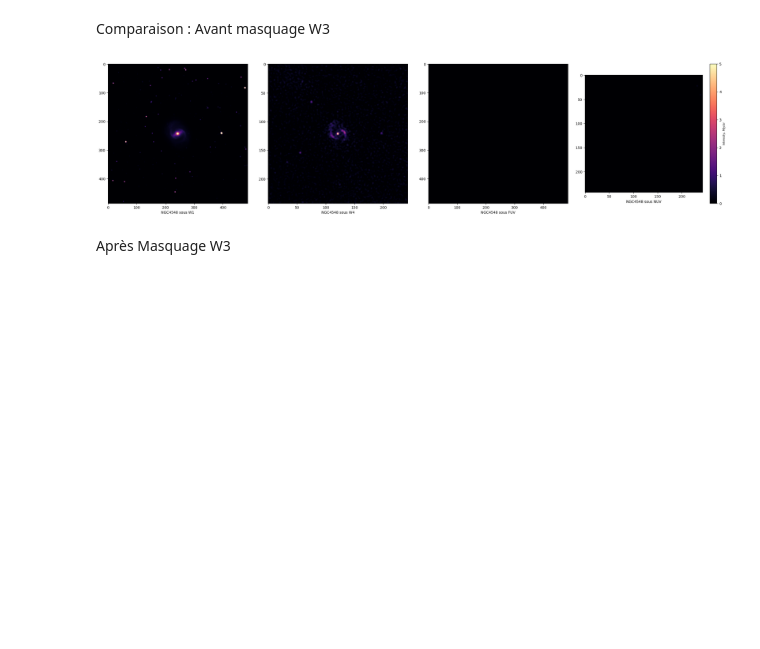
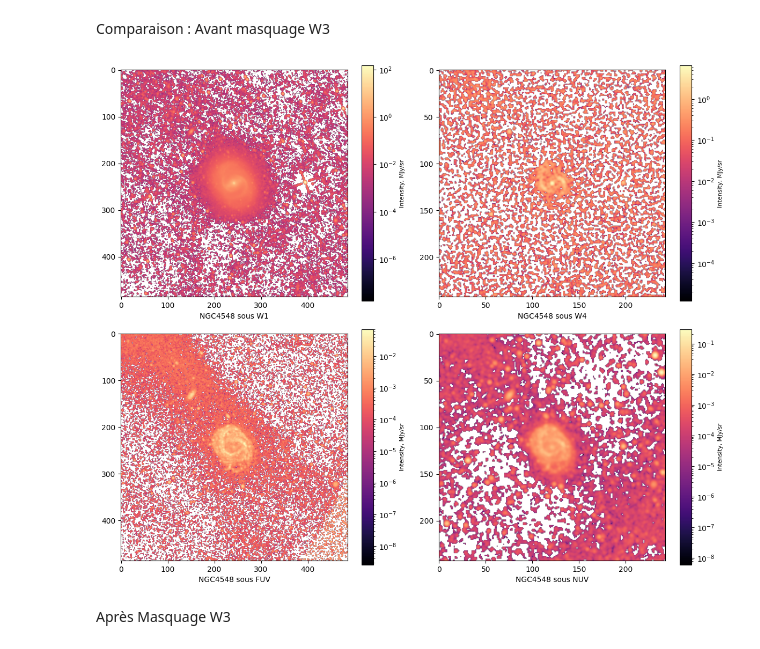
Before and after one commit to Cylmarile/PIR_2025, a Jupyter notebook: PIR_image.ipynb, the cells around one changed output. Cells and saved outputs as stored; diff of their text form; code cells hidden in the pictures; blank space fills up the shorter version.

```diff
--- a/PIR_image.ipynb
+++ b/PIR_image.ipynb
@@ -341,31 +302,37 @@ plt.colorbar().set_label("Intensity, MJy/sr", fontsize=8)
 Comparaison : Avant masquage W3
 # %%
 
-plt.figure(figsize = (25, 6))
+plt.figure(figsize = (12,10))
 
 
-plt.subplot(1, 4, 1)
-plt.imshow(W1, cmap='magma', vmin=0, vmax=5)
+plt.subplot(2, 2, 1)
+plt.imshow(W1, cmap='magma', norm=LogNorm())
 plt.xlabel(str(data['objname'][i])+" sous W1")
+plt.colorbar().set_label("Intensity, MJy/sr", fontsize=8)
 
-plt.subplot(1, 4, 2)
-plt.imshow(W4, cmap='magma', vmin=0, vmax=5)
+
+plt.subplot(2, 2, 2)
+plt.imshow(W4, cmap='magma', norm=LogNorm())
 plt.xlabel(str(data['objname'][i])+" sous W4")
+plt.colorbar().set_label("Intensity, MJy/sr", fontsize=8)
 
-plt.subplot(1, 4, 3)
-plt.imshow(FUV, cmap='magma', vmin=0, vmax=5)
+
+plt.subplot(2, 2, 3)
+plt.imshow(FUV, cmap='magma', norm=LogNorm())
 plt.xlabel(str(data['objname'][i])+" sous FUV")
+plt.colorbar().set_label("Intensity, MJy/sr", fontsize=8)
 
-plt.subplot(1, 4, 4)
-plt.imshow(NUV, cmap='magma', vmin=0, vmax=5)
+
+plt.subplot(2, 2, 4)
+plt.imshow(NUV, cmap='magma', norm=LogNorm())
 plt.xlabel(str(data['objname'][i])+" sous NUV")
 
 
 plt.colorbar().set_label("Intensity, MJy/sr", fontsize=8)
 plt.tight_layout()
 plt.show()
 # %% [output]
-[figure, old version]
+[figure, new version]
 # %% [markdown]
 Après Masquage W3
 # %%
```
Also changed, not shown: parts of 15 cells of this notebook.
